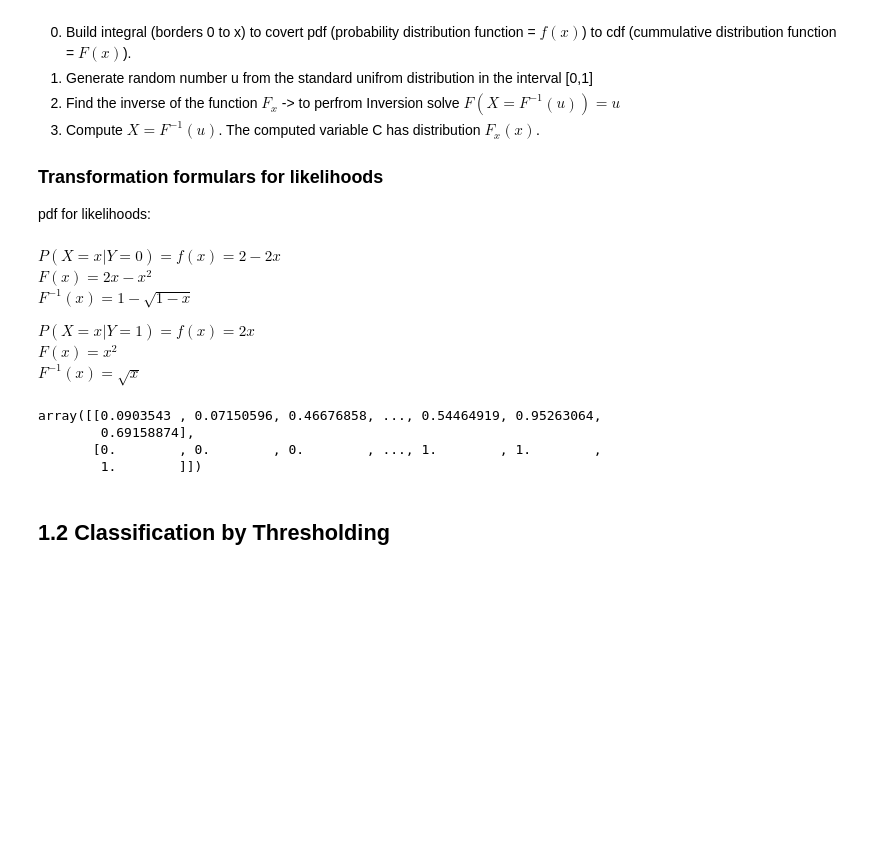
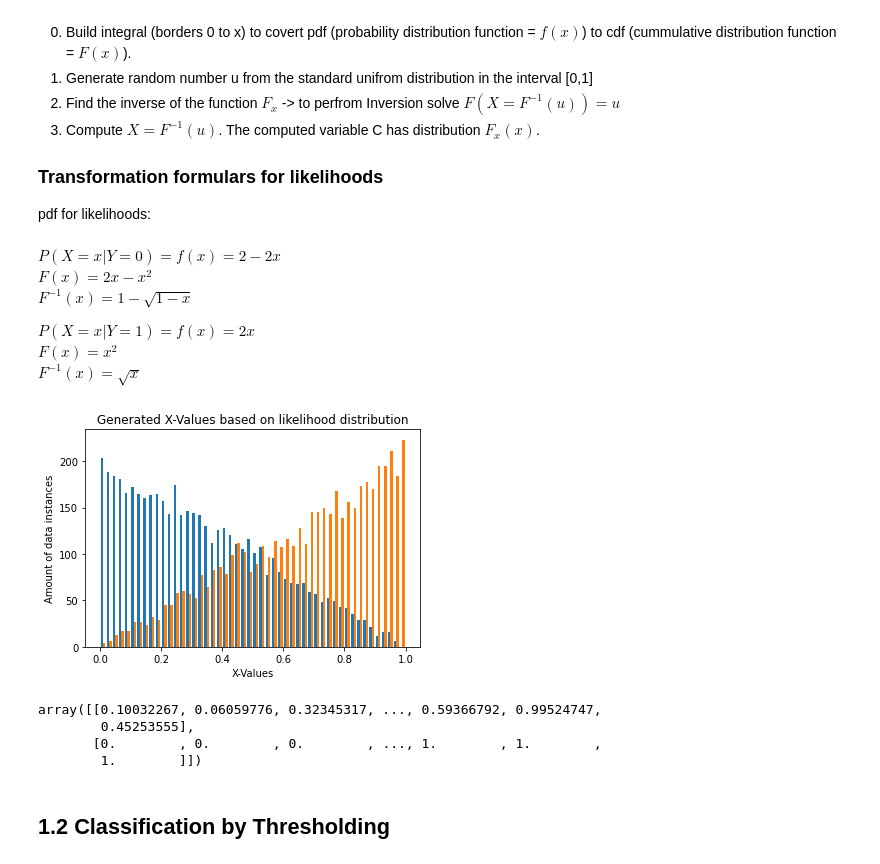
Before and after one commit to MarinkoBa/FML, a Jupyter notebook: fml_bg_notebook.ipynb, the cells around one changed output. Cells and saved outputs as stored; diff of their text form; code cells hidden in the pictures; blank space fills up the shorter version.

```diff
--- a/fml_bg_notebook.ipynb
+++ b/fml_bg_notebook.ipynb
@@ -25,37 +25,38 @@ $F^{-1}(x) = \sqrt{x}$
 # %%
 import numpy as np
 import matplotlib.pyplot as plt
 
 def create_data(N):
     u = np.random.random(N // 2)
     z = np.random.random(N//2)
 
     y0 = np.zeros(N // 2)
     y1 = np.ones(N // 2)
 
     # "Inverse Transform Sampling" with generated random numbers
     x0 = 1 - np.sqrt(1 - u)
     x1 = np.sqrt(z)
 
     x_y0 = np.array([x0, y0])
     x_y1 = np.array([x1, y1])
 
     x_y = np.concatenate((x_y0, x_y1), axis=1)
 
     # comment this out to prevent a "plotoverflow"
 
-    #plt.hist((x0, x1), bins=50)
-    #plt.title("Generated X-Values based on likelihood distribution",fontsize=14)
-    #plt.xlabel("X-Values")
-    #plt.ylabel("Amount of data instances")
-    #plt.show()
+    plt.hist((x0, x1), bins=50)
+    plt.title("Generated X-Values based on likelihood distribution",fontsize=12)
+    plt.xlabel("X-Values")
+    plt.ylabel("Amount of data instances")
+    plt.show()
 
     return x_y
 
 create_data(10000)
 # %% [output]
+[figure, added]
-array([[0.0903543 , 0.07150596, 0.46676858, ..., 0.54464919, 0.95263064,
-        0.69158874],
+array([[0.10032267, 0.06059776, 0.32345317, ..., 0.59366792, 0.99524747,
+        0.45253555],
        [0.        , 0.        , 0.        , ..., 1.        , 1.        ,
         1.        ]])
 # %% [markdown]
```
Also changed, not shown: 1 other file.
